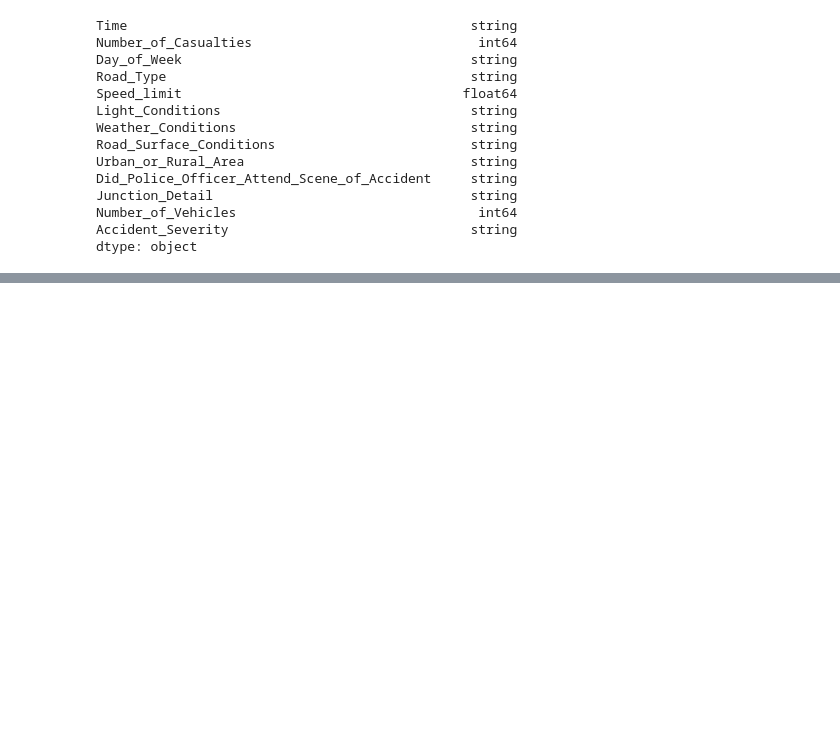
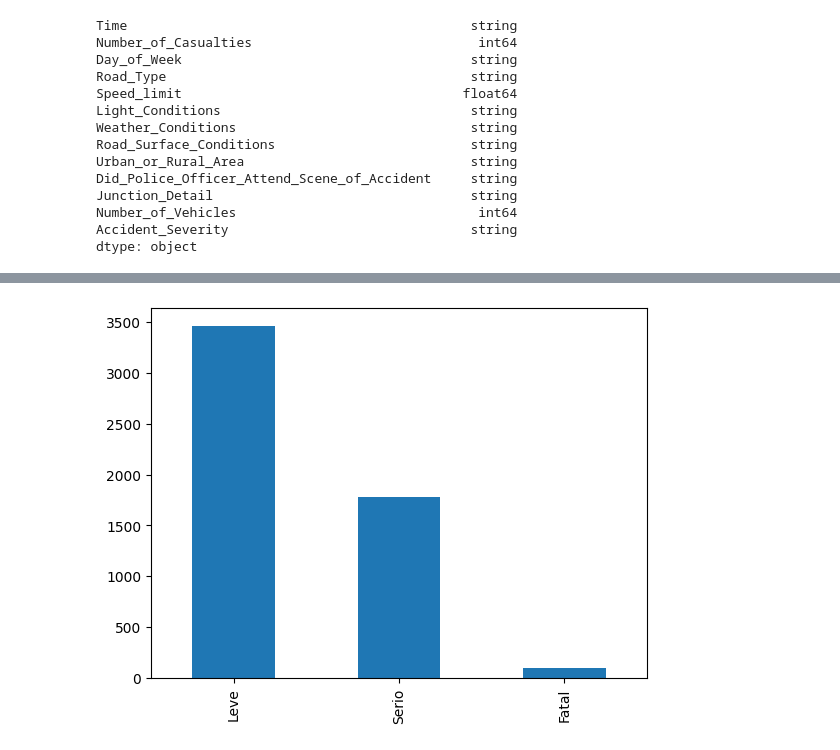
Before and after one commit to uniandes-data-wizards/laboratory-01, a Jupyter notebook: preprocessing_pipeline.ipynb, the cells around one changed output, grey strips where cells are left out. Cells and saved outputs as stored; diff of their text form; code cells hidden in the pictures; blank space fills up the shorter version.

```diff
--- a/preprocessing_pipeline.ipynb
+++ b/preprocessing_pipeline.ipynb
@@ -197,0 +228,4 @@ plot_distribution(df, 'Accident_Severity')
+# %%
+plot_distribution(df, 'Accident_Severity')
+# %% [output]
+[figure, added]
```
Also changed, not shown: parts of 6 cells of this notebook, 1 other file.
